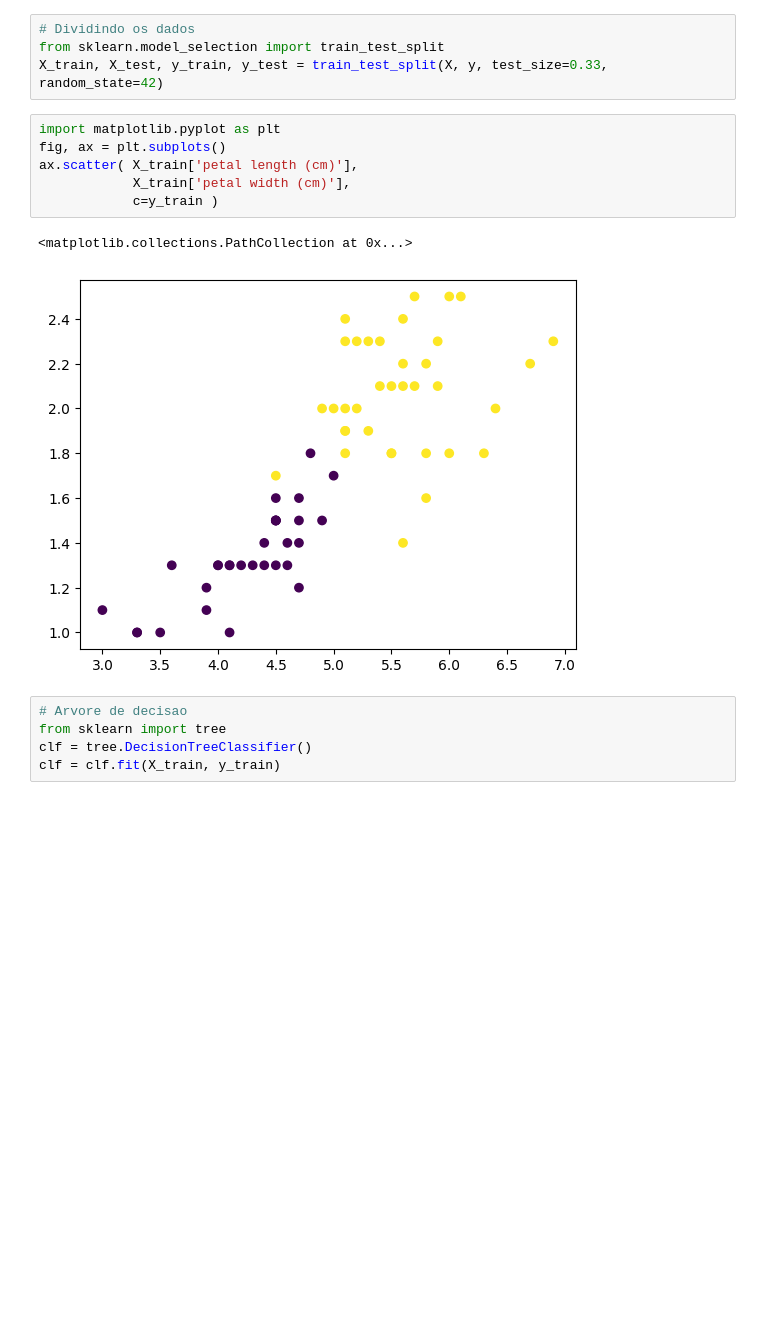
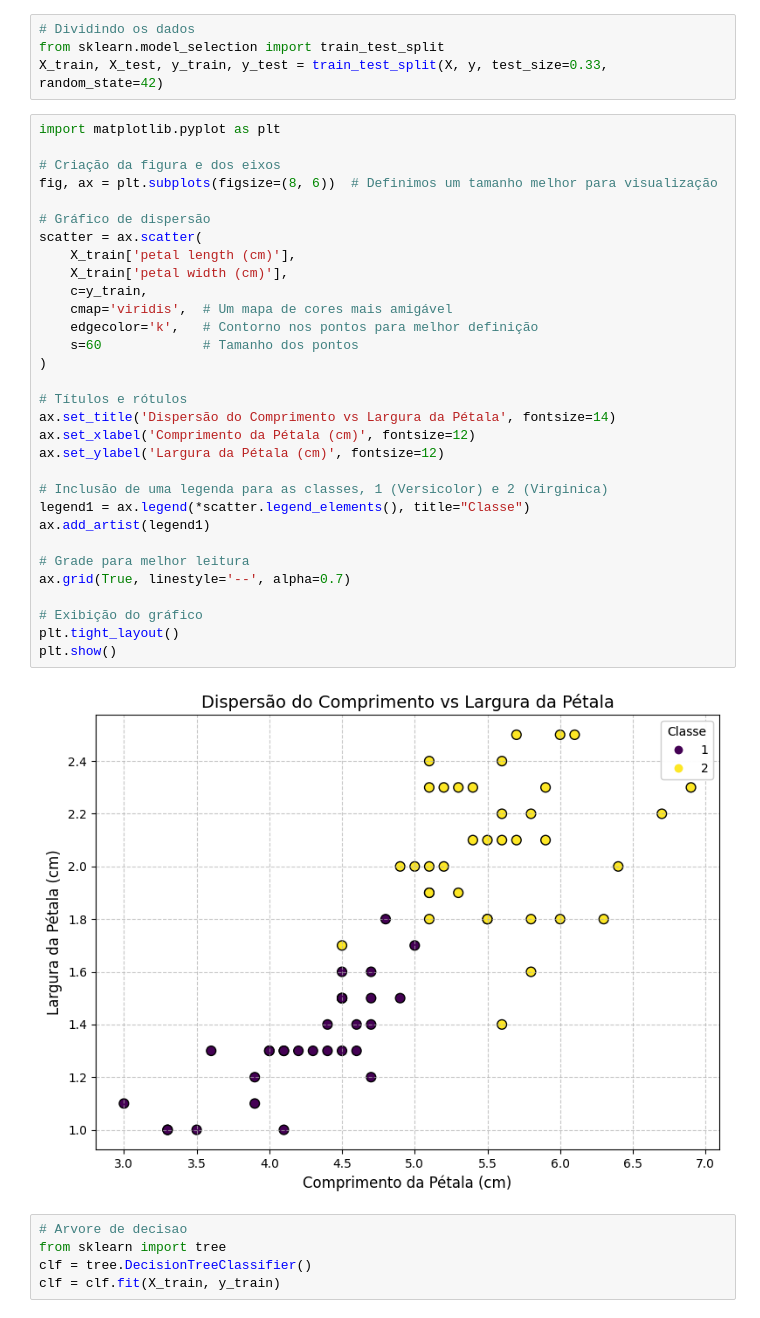
Before and after one commit to Ryan-S-S/Monitoria, a Jupyter notebook: Técnicas de Aprendizagem Diversas/Árvores de Decisão/Arvores de Decisao Classificador.ipynb, the cells around one changed output. Drawn from its saved outputs; the diff is of its cells as text; blank space fills up the shorter version.

```diff
--- a/Técnicas de Aprendizagem Diversas/Árvores de Decisão/Arvores de Decisao Classificador.ipynb
+++ b/Técnicas de Aprendizagem Diversas/Árvores de Decisão/Arvores de Decisao Classificador.ipynb
@@ -54,15 +59,39 @@ y = iris1.target
 # Dividindo os dados
 from sklearn.model_selection import train_test_split
 X_train, X_test, y_train, y_test = train_test_split(X, y, test_size=0.33, random_state=42)
-# %%
-import matplotlib.pyplot as plt
-fig, ax = plt.subplots()
-ax.scatter( X_train['petal length (cm)'],
-            X_train['petal width (cm)'],
-            c=y_train )
-# %% [output]
-<matplotlib.collections.PathCollection at 0x...>
-[figure, removed]
+# %%
+import matplotlib.pyplot as plt
+
+# Criação da figura e dos eixos
+fig, ax = plt.subplots(figsize=(8, 6))  # Definimos um tamanho melhor para visualização
+
+# Gráfico de dispersão
+scatter = ax.scatter(
+    X_train['petal length (cm)'],
+    X_train['petal width (cm)'],
+    c=y_train,
+    cmap='viridis',  # Um mapa de cores mais amigável
+    edgecolor='k',   # Contorno nos pontos para melhor definição
+    s=60             # Tamanho dos pontos
+)
+
+# Títulos e rótulos
+ax.set_title('Dispersão do Comprimento vs Largura da Pétala', fontsize=14)
+ax.set_xlabel('Comprimento da Pétala (cm)', fontsize=12)
+ax.set_ylabel('Largura da Pétala (cm)', fontsize=12)
+
+# Inclusão de uma legenda para as classes, 1 (Versicolor) e 2 (Virginica)
+legend1 = ax.legend(*scatter.legend_elements(), title="Classe")
+ax.add_artist(legend1)
+
+# Grade para melhor leitura
+ax.grid(True, linestyle='--', alpha=0.7)
+
+# Exibição do gráfico
+plt.tight_layout()
+plt.show()
+# %% [output]
+[figure, added]
 # %%
 # Arvore de decisao
 from sklearn import tree
```
Also changed, not shown: parts of 10 cells of this notebook.
